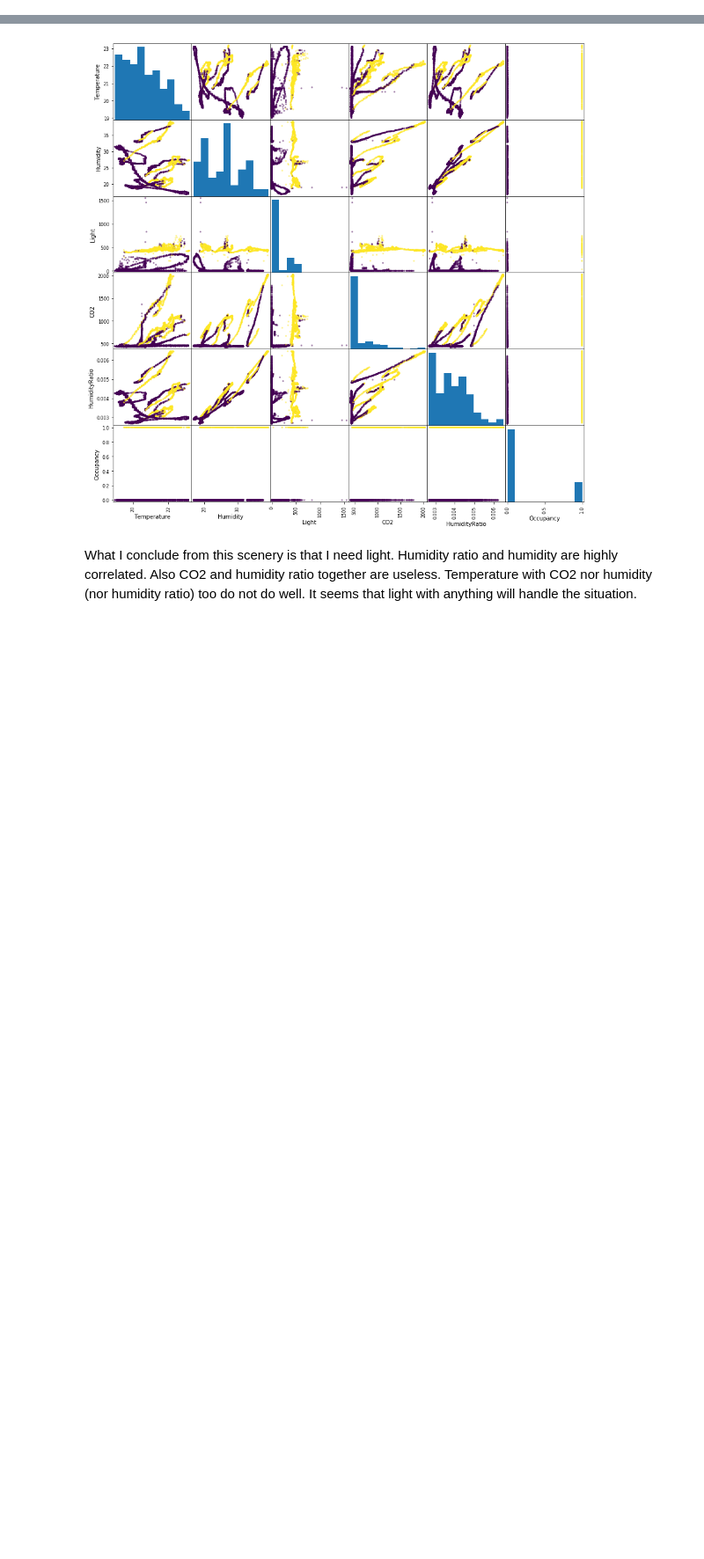
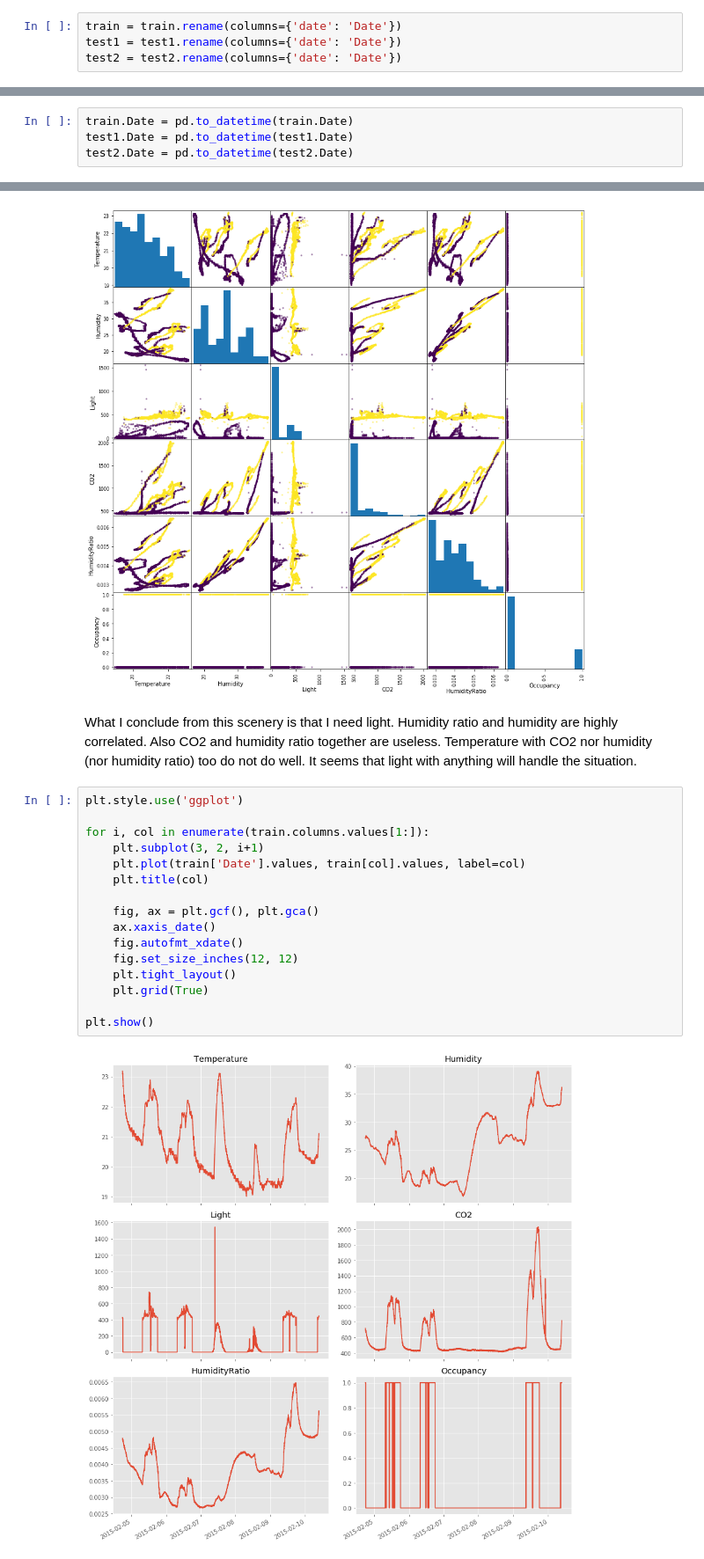
Before and after one commit to yungshun317/sklearn-occupancy-detection-time-series-forecasting, a Jupyter notebook: occupancy_detection_dataset.ipynb, the cells around one changed output, grey strips where cells are left out. Shown: that part at 88% size. Cells and saved outputs as stored; diff of their text form; blank space fills up the shorter version.

Commit message:
Plot every feature in time series

```diff
--- a/occupancy_detection_dataset.ipynb
+++ b/occupancy_detection_dataset.ipynb
@@ -90,0 +175,4 @@ There aren't any null values in the sets. No need for imputing.
+# %%
+train = train.rename(columns={'date': 'Date'})
+test1 = test1.rename(columns={'date': 'Date'})
+test2 = test2.rename(columns={'date': 'Date'})
@@ -90,0 +183,4 @@ There aren't any null values in the sets. No need for imputing.
+# %%
+train.Date = pd.to_datetime(train.Date)
+test1.Date = pd.to_datetime(test1.Date)
+test2.Date = pd.to_datetime(test2.Date)
@@ -97,3 +224,21 @@ plt.show()
 [figure]
 # %% [markdown]
 What I conclude from this scenery is that I need light. Humidity ratio and humidity are highly correlated. Also CO2 and humidity ratio together are useless. Temperature with CO2 nor humidity (nor humidity ratio) too do not do well. It seems that light with anything will handle the situation.
+# %%
+plt.style.use('ggplot')
+
+for i, col in enumerate(train.columns.values[1:]):
+    plt.subplot(3, 2, i+1)
+    plt.plot(train['Date'].values, train[col].values, label=col)
+    plt.title(col)
+
+    fig, ax = plt.gcf(), plt.gca()
+    ax.xaxis_date()
+    fig.autofmt_xdate()
+    fig.set_size_inches(12, 12)
+    plt.tight_layout()
+    plt.grid(True)
+
+plt.show()
+# %% [output]
+[figure, added]
```
Also changed, not shown: parts of 23 cells of this notebook.
